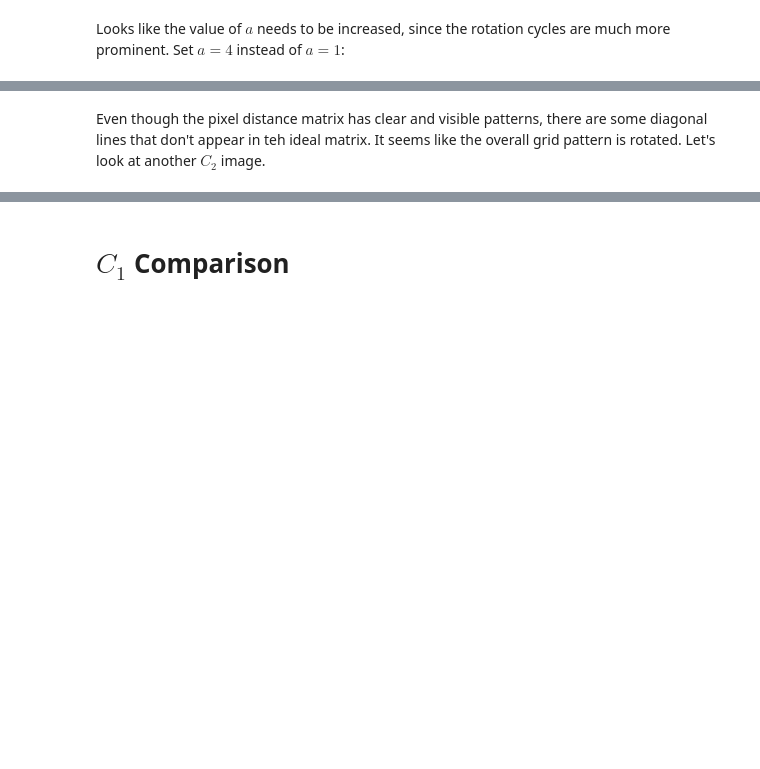
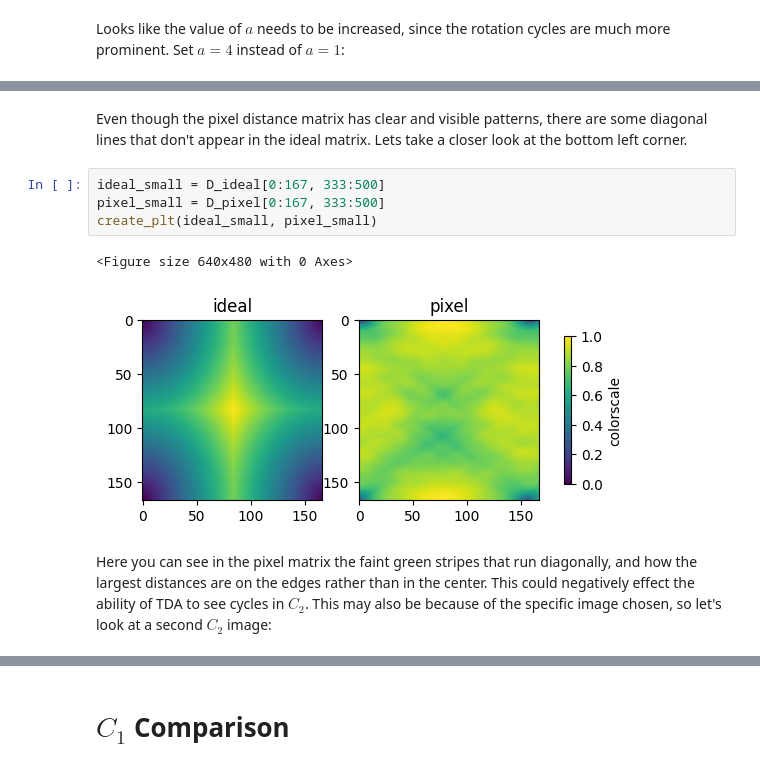
Before and after one commit to kyleormsby/persistent-symmetry, a Jupyter notebook: public/6_compare_idealized_distance_matrix.ipynb, the cells around one changed output, grey strips where cells are left out. Saved outputs shown, nothing was run; the diff lists cells and outputs as text; blank space fills up the shorter version.

```diff
--- a/public/6_compare_idealized_distance_matrix.ipynb
+++ b/public/6_compare_idealized_distance_matrix.ipynb
@@ -484,6 +496,15 @@ distance between metrics:  208.90772973140292
 [figure]
 # %% [markdown]
-Even though the pixel distance matrix has clear and visible patterns, there are some diagonal lines that don't appear in teh ideal matrix. It seems like the overall grid pattern is rotated. Let's look at another $C_2$ image.
+Even though the pixel distance matrix has clear and visible patterns, there are some diagonal lines that don't appear in the ideal matrix. Lets take a closer look at the bottom left corner.
+# %%
+ideal_small = D_ideal[0:167, 333:500]
+pixel_small = D_pixel[0:167, 333:500]
+create_plt(ideal_small, pixel_small)
+# %% [output]
+<Figure size 640x480 with 0 Axes>
+[figure, added]
+# %% [markdown]
+Here you can see in the pixel matrix the faint green stripes that run diagonally, and how the largest distances are on the edges rather than in the center. This could negatively effect the ability of TDA to see cycles in $C_2$. This may also be because of the specific image chosen, so let's look at a second $C_2$ image:
 # %%
 # Grab image from files
 img = Image.open('images/C2wave.png')
```
Also changed, not shown: parts of 34 cells of this notebook.
